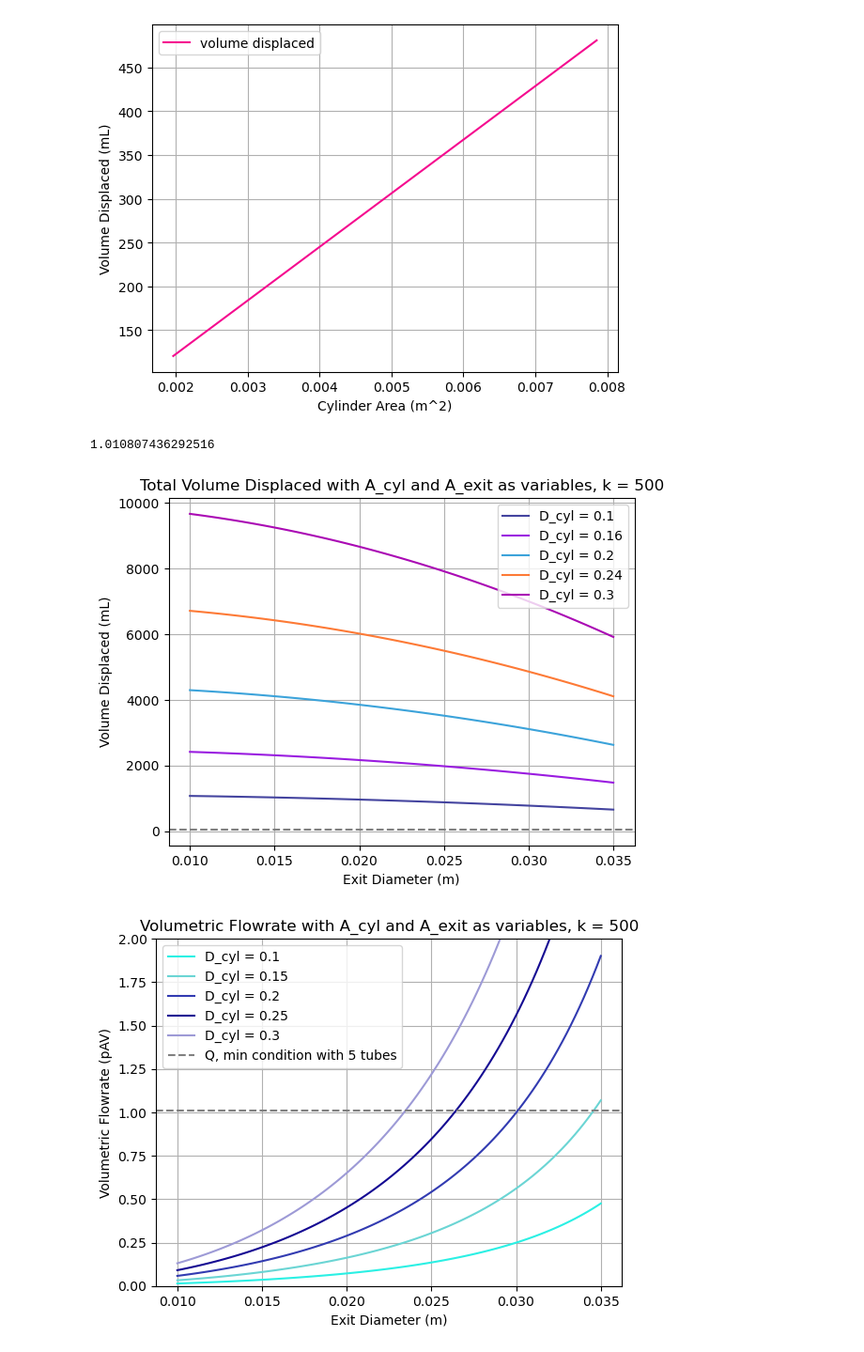
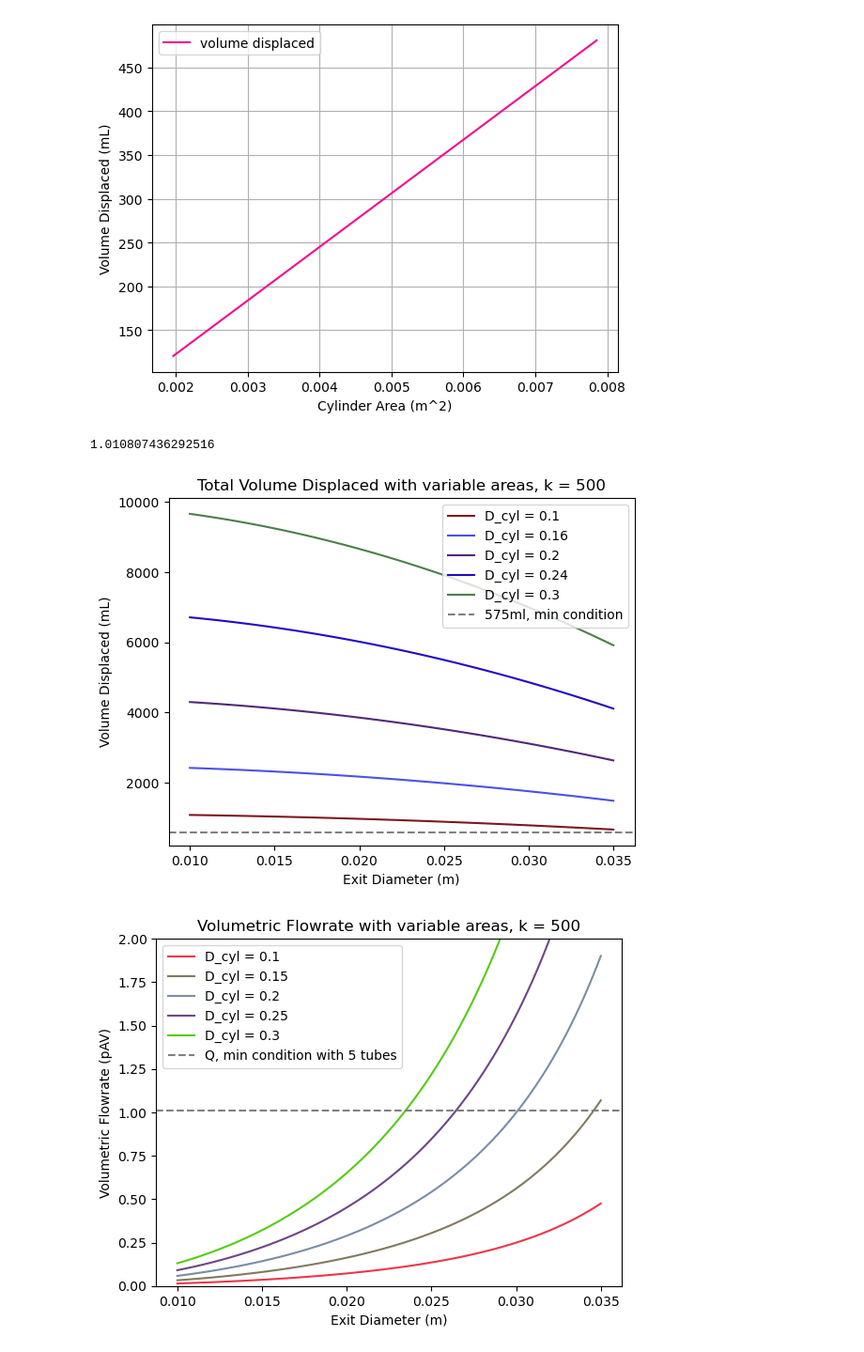
Before and after one commit to keroshanpillay/WeSuckOnWounds, a Jupyter notebook: retro_init_calcs.ipynb, the cells around one changed output. Shown at 94% size. Drawn from its saved outputs; the diff is of its cells as text; code cells hidden in the pictures.

Commit message:
update volume displaced

```diff
--- a/retro_init_calcs.ipynb
+++ b/retro_init_calcs.ipynb
@@ -204,39 +204,39 @@ for A_cyl_body in A_cyl_body:
     #Volumetric flow rate conditions
     #The total time can be calculated via conservation of energy
     # That is, F_vac*deltaT = 1/2 * k * x^2 -> deltaT = ...
     deltaT = (0.5*k*(x_max-x_min)**2)/f_vac
     v_ave = max(x)/(deltaT)
     Q = v_ave*A_exit*rho_saline
     ax2.plot(2*np.sqrt(A_exit/np.pi), Q,label = 'D_cyl = '+str(round(2*np.sqrt(A_cyl_body/np.pi),2)), c=np.random.rand(3,))
 
     volume_displaced = A_cyl_body*(x_max-x_min)*10**6 #mL
     ax.plot(2*np.sqrt(A_exit/np.pi), volume_displaced, label = 'D_cyl = '+str(2*round(np.sqrt(A_cyl_body/np.pi),2)), c=np.random.rand(3,))
-    ax.legend()
+
 
 
 ax.set_xlabel('Exit Diameter (m)')
 ax.set_ylabel('Volume Displaced (mL)')
-ax.axhline(y=50, color='grey', linestyle='--', label='50mL, min condition')
-ax.set_title('Total Volume Displaced with A_cyl and A_exit as variables, k = '+str(k))
+ax.axhline(y=575, color='grey', linestyle='--', label='575ml, min condition')
+ax.set_title('Total Volume Displaced with variable areas, k = '+str(k))
+ax.legend()
 
-
-ax.grid()
+# ax.grid()
 
 
 ax2.set_xlabel('Exit Diameter (m)')
 ax2.set_ylabel('Volumetric Flowrate (pAV)')
 ax2.axhline(y=Q_min, color='grey', linestyle='--', label='Q, min condition with ' + str(n_tubes) + ' tubes')
 print(Q_min)
-ax2.set_title('Volumetric Flowrate with A_cyl and A_exit as variables, k = '+str(k))
-ax2.grid()
+ax2.set_title('Volumetric Flowrate with variable areas, k = '+str(k))
+# ax2.grid()
 ax2.set_ylim(0,2)
 ax2.legend(loc='upper left')
 
 # plt.ticklabel_format(style='sci', axis='x', scilimits=(0,0))
 
 
 plt.show()
 # %% [output]
 1.010807436292516
-[figure, old version]
+[figure, new version]
-[figure, old version]
+[figure, new version]
```
